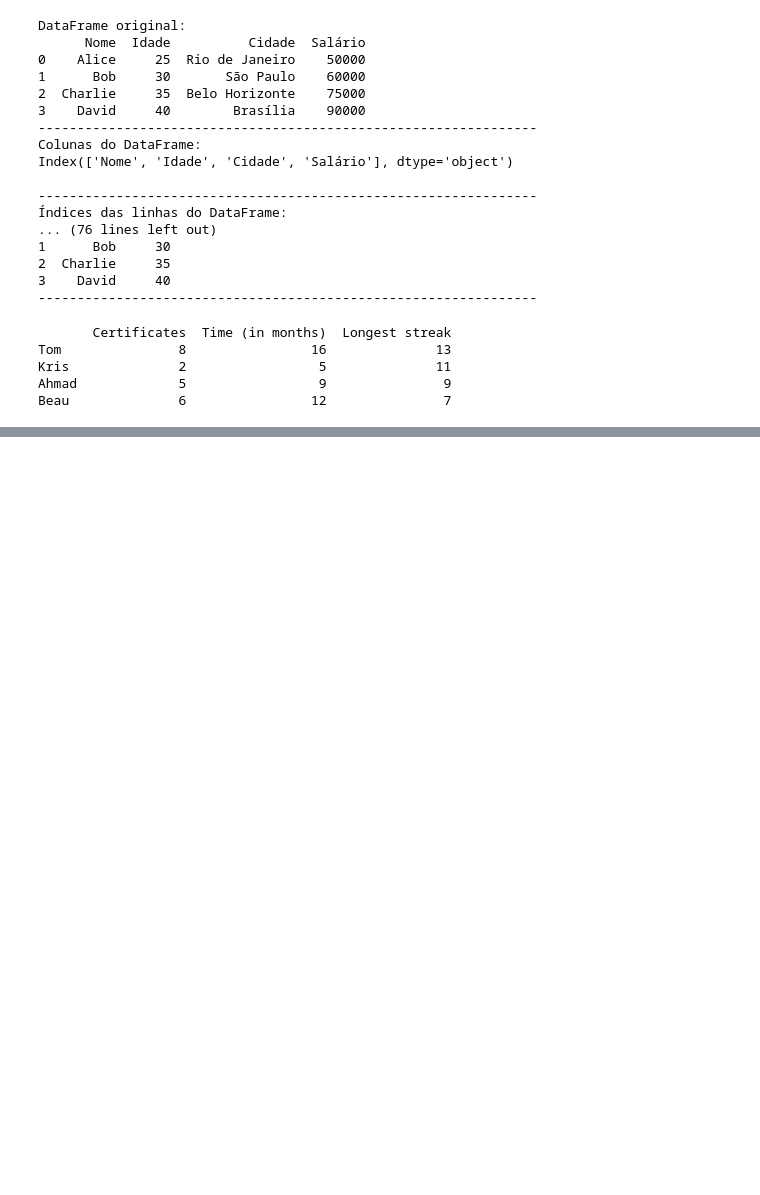
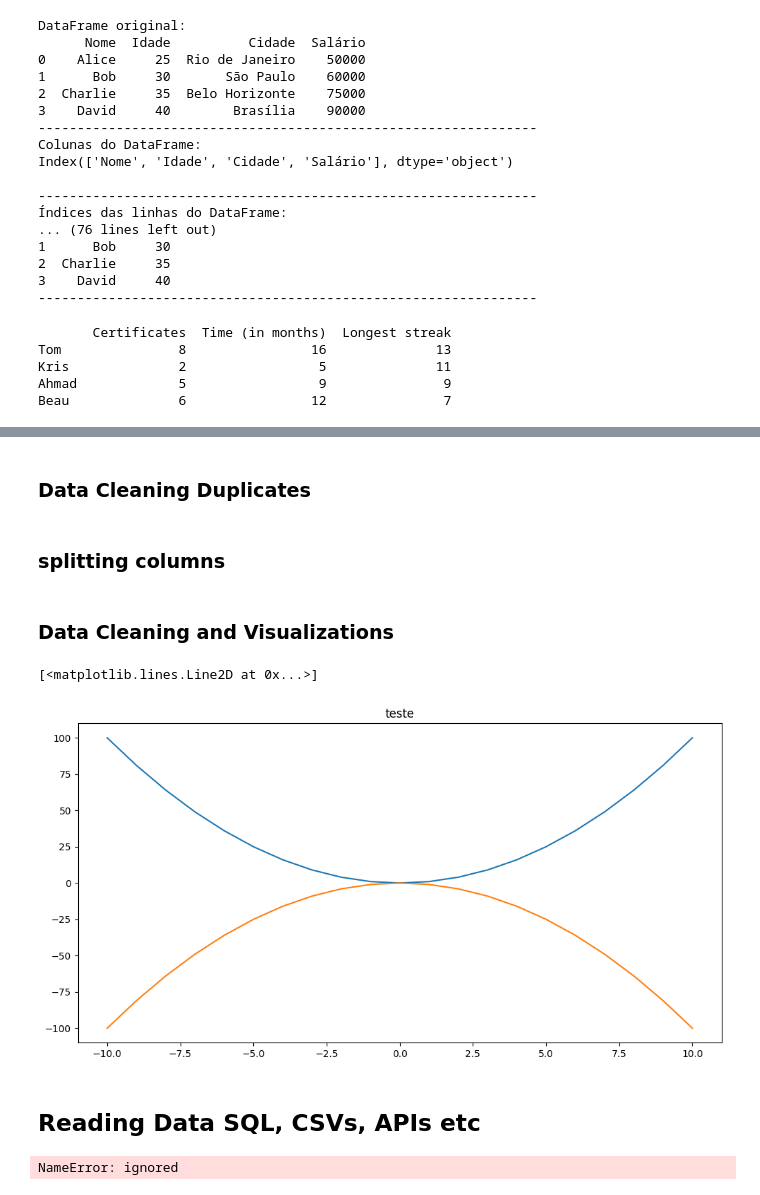
Before and after one commit to juliaNogueiraC/Estudos-em-Data-Analysis-Python, a Jupyter notebook: Estudos_em_Data_Analysis_Python.ipynb, the cells around one changed output, grey strips where cells are left out. Drawn from its saved outputs; the diff is of its cells as text; code cells hidden in the pictures; blank space fills up the shorter version.

```diff
--- a/Estudos_em_Data_Analysis_Python.ipynb
+++ b/Estudos_em_Data_Analysis_Python.ipynb
@@ -737,0 +1119,2 @@ fatal: not a git repository (or any of the parent directories): .git
+# %% [markdown]
+### Data Cleaning Duplicates
@@ -737,0 +1128,2 @@ fatal: not a git repository (or any of the parent directories): .git
+# %% [markdown]
+### splitting columns
@@ -737,0 +1135,39 @@ fatal: not a git repository (or any of the parent directories): .git
+# %% [markdown]
+### Data Cleaning and Visualizations
+# %%
+import numpy as np
+import pandas as pd
+import matplotlib.pyplot as plt
+%matplotlib inline
+x = np.arange(-10, 11)
+
+plt.figure(figsize=(12, 6))
+plt.title("teste")
+
+
+plt.plot(x, x**2)
+plt.plot(x, -1 * (x**2))
+
+#plt.subplot(1, 2, 1)
+
+fig, axes = plt.subplots(figsize=(12, 6)) #
+
+# multiple axes?  como fazer
+
+ax4.plot(np.randn(50). c='green', linestyle='---', marker='o', linewidth=3.0)
+
+axes.plot(x, x+3, ':r', label='dotted red')
+axes.settitle
+
+#scatter plot?
+
+#histogram?
+
+#bar plots?
+
+#boxplots?
+# %% [output]
+[<matplotlib.lines.Line2D at 0x...>]
+[figure, added]
+# %% [markdown]
+## Reading Data SQL, CSVs, APIs etc
@@ -737,0 +1189,11 @@ fatal: not a git repository (or any of the parent directories): .git
+# %%
+import csv
+
+with open(__A__, 'r') as fp:
+    reader = csv.reader(fp, delimiter=__B__)
+    next(reader)
+    for index, values in enumerate(reader):
+        name, certs_num, months_num = values
+        print(f"{name} earned {__C__} certificates in {months_num} months")
+# %% [output]
+NameError: ignored
```
Also changed, not shown: parts of 81 cells of this notebook.
